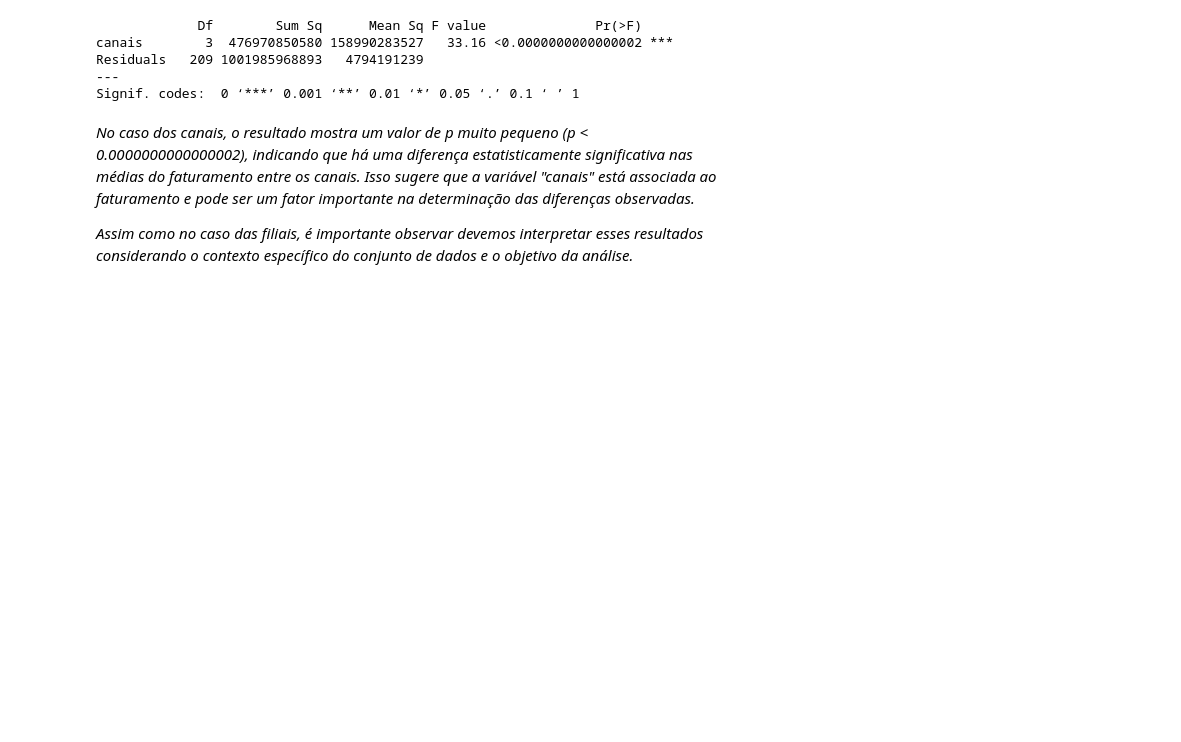
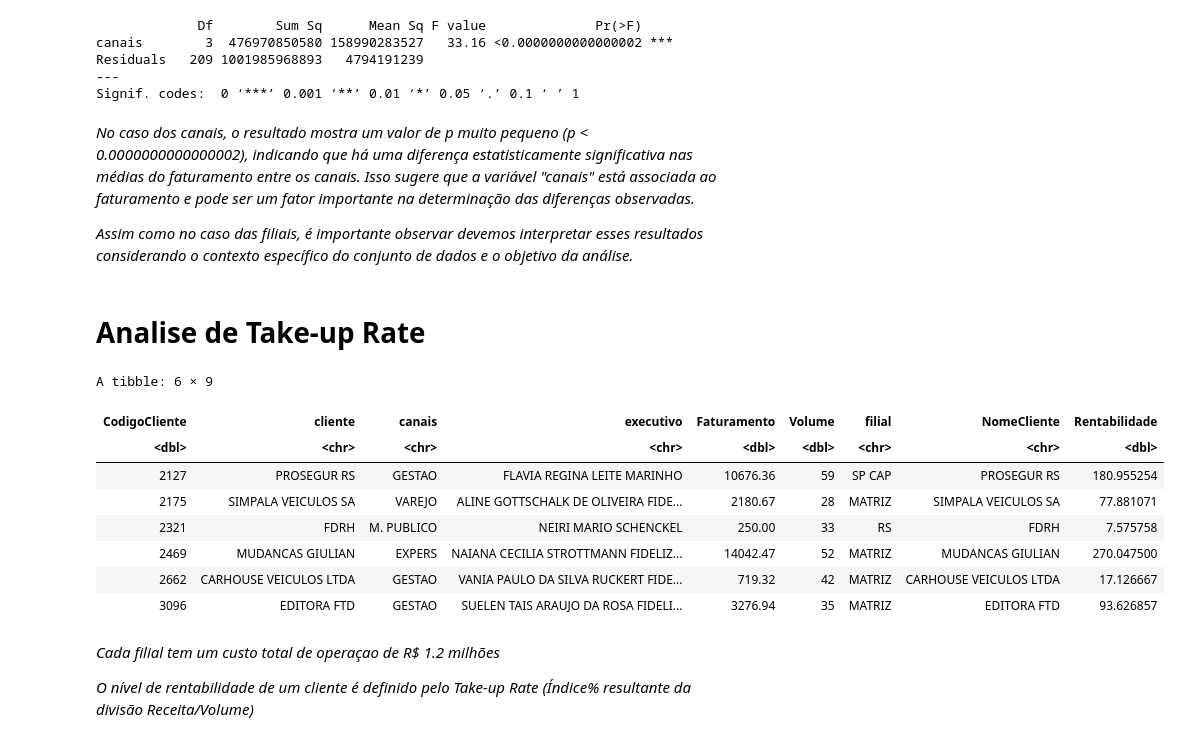
Before and after one commit to Gabrieldiasdeoliveira/Planejamento_Vendas-Analise-De-Take-up-Rate, a Jupyter notebook: Planejamento_Vendas_Analise_de_Take_up_Rate.ipynb, the cells around one changed output. Saved outputs shown, nothing was run; the diff lists cells and outputs as text; code cells hidden in the pictures; blank space fills up the shorter version.

```diff
--- a/Planejamento_Vendas_Analise_de_Take_up_Rate.ipynb
+++ b/Planejamento_Vendas_Analise_de_Take_up_Rate.ipynb
@@ -304,3 +442,21 @@ Signif. codes:  0 ‘***’ 0.001 ‘**’ 0.01 ‘*’ 0.05 ‘.’ 0.1 ‘ ’
 *No caso dos canais, o resultado mostra um valor de p muito pequeno (p < 0.0000000000000002), indicando que há uma diferença estatisticamente significativa nas médias do faturamento entre os canais. Isso sugere que a variável "canais" está associada ao faturamento e pode ser um fator importante na determinação das diferenças observadas.*
 
 *Assim como no caso das filiais, é importante observar devemos interpretar esses resultados considerando o contexto específico do conjunto de dados e o objetivo da análise.*
+# %% [markdown]
+# Analise de Take-up Rate
+# %%
+head(dados_completos)
+# %% [output]
+A tibble: 6 × 9
+| CodigoCliente | cliente | canais | executivo | Faturamento | Volume | filial | NomeCliente | Rentabilidade |
+| <dbl> | <chr> | <chr> | <chr> | <dbl> | <dbl> | <chr> | <chr> | <dbl> |
+| 2127 | PROSEGUR RS | GESTAO | FLAVIA REGINA LEITE MARINHO | 10676.36 | 59 | SP CAP | PROSEGUR RS | 180.955254 |
+| 2175 | SIMPALA VEICULOS SA | VAREJO | ALINE GOTTSCHALK DE OLIVEIRA FIDE... | 2180.67 | 28 | MATRIZ | SIMPALA VEICULOS SA | 77.881071 |
+| 2321 | FDRH | M. PUBLICO | NEIRI MARIO SCHENCKEL | 250.00 | 33 | RS | FDRH | 7.575758 |
+| 2469 | MUDANCAS GIULIAN | EXPERS | NAIANA CECILIA STROTTMANN FIDELIZ... | 14042.47 | 52 | MATRIZ | MUDANCAS GIULIAN | 270.047500 |
+| 2662 | CARHOUSE VEICULOS LTDA | GESTAO | VANIA PAULO DA SILVA RUCKERT FIDE... | 719.32 | 42 | MATRIZ | CARHOUSE VEICULOS LTDA | 17.126667 |
+| 3096 | EDITORA FTD | GESTAO | SUELEN TAIS ARAUJO DA ROSA FIDELI... | 3276.94 | 35 | MATRIZ | EDITORA FTD | 93.626857 |
+# %% [markdown]
+*Cada filial tem um custo total de operaçao de R$ 1.2 milhões*
+
+*O nível de rentabilidade de um cliente é definido pelo Take-up Rate (Índice% resultante da divisão Receita/Volume)*
```
Also changed, not shown: parts of 43 cells of this notebook.
